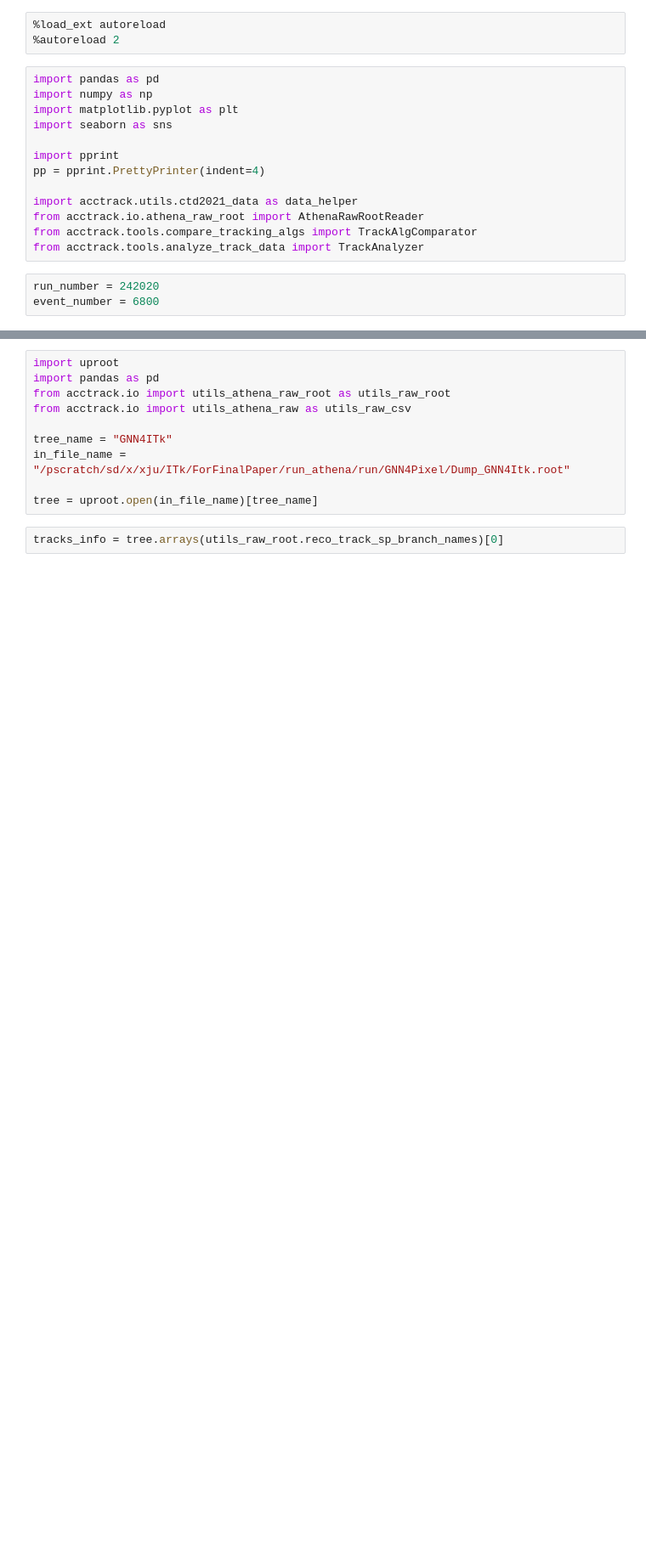
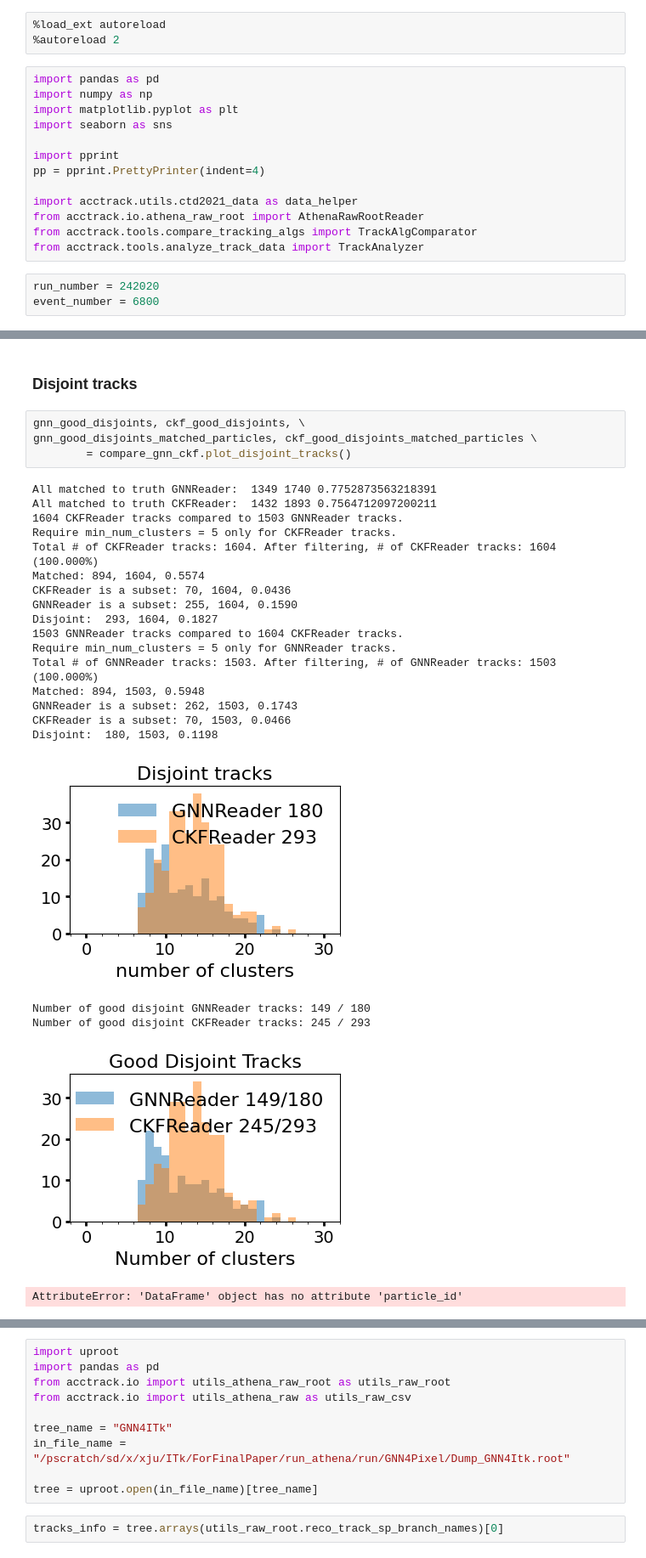
Before and after one commit to xju2/visual_tracks, a Jupyter notebook: notebooks/1.1compare_ckf_with_GNN-rel24.ipynb, the cells around one changed output, grey strips where cells are left out. Shown at 85% size. Drawn from its saved outputs; the diff is of its cells as text; blank space fills up the shorter version.

```diff
--- a/notebooks/1.1compare_ckf_with_GNN-rel24.ipynb
+++ b/notebooks/1.1compare_ckf_with_GNN-rel24.ipynb
@@ -177,0 +121,28 @@ All matched to truth AthenaRawRootReader:  1432 1893 0.7564712097200211
+# %% [markdown]
+### Disjoint tracks
+# %%
+gnn_good_disjoints, ckf_good_disjoints, \
+gnn_good_disjoints_matched_particles, ckf_good_disjoints_matched_particles \
+        = compare_gnn_ckf.plot_disjoint_tracks()
+# %% [output]
+All matched to truth GNNReader:  1349 1740 0.7752873563218391
+All matched to truth CKFReader:  1432 1893 0.7564712097200211
+1604 CKFReader tracks compared to 1503 GNNReader tracks.
+Require min_num_clusters = 5 only for CKFReader tracks.
+Total # of CKFReader tracks: 1604. After filtering, # of CKFReader tracks: 1604 (100.000%)
+Matched: 894, 1604, 0.5574
+CKFReader is a subset: 70, 1604, 0.0436
+GNNReader is a subset: 255, 1604, 0.1590
+Disjoint:  293, 1604, 0.1827
+1503 GNNReader tracks compared to 1604 CKFReader tracks.
+Require min_num_clusters = 5 only for GNNReader tracks.
+Total # of GNNReader tracks: 1503. After filtering, # of GNNReader tracks: 1503 (100.000%)
+Matched: 894, 1503, 0.5948
+GNNReader is a subset: 262, 1503, 0.1743
+CKFReader is a subset: 70, 1503, 0.0466
+Disjoint:  180, 1503, 0.1198
+[figure, added]
+Number of good disjoint GNNReader tracks: 149 / 180
+Number of good disjoint CKFReader tracks: 245 / 293
+[figure, added]
+AttributeError: 'DataFrame' object has no attribute 'particle_id'
```
Also changed, not shown: parts of 62 cells of this notebook.
